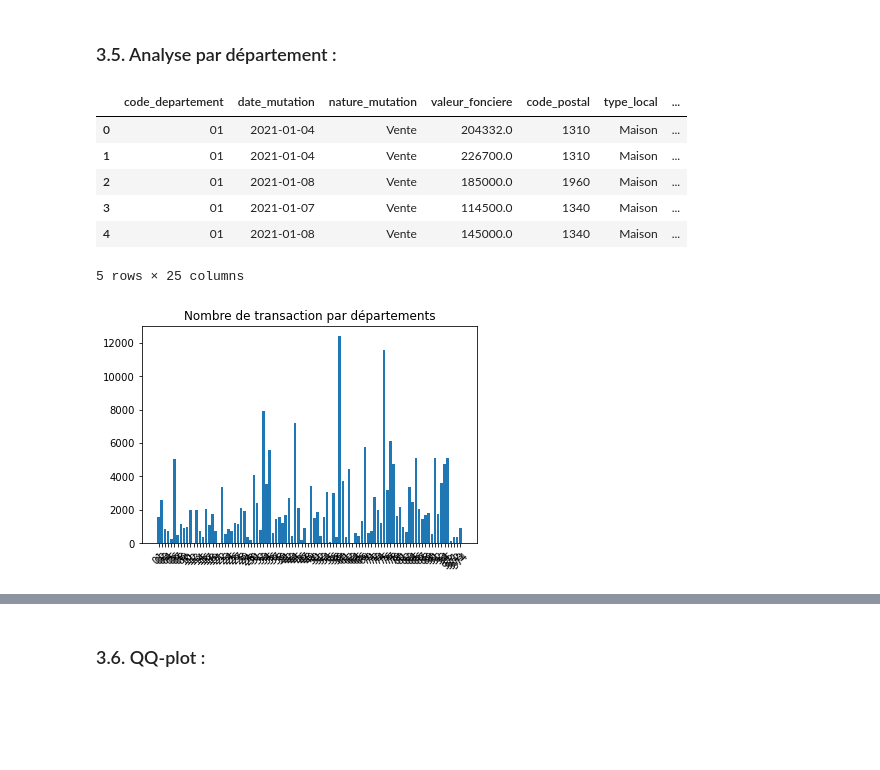
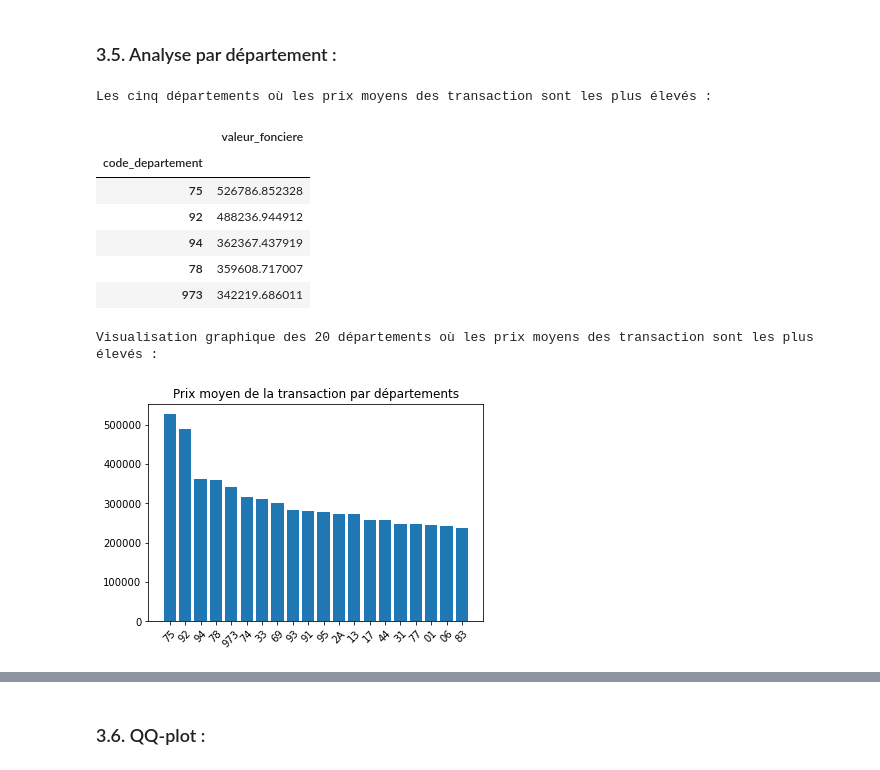
Before and after one commit to victor-kerros/tokenisation-immo, a Jupyter notebook: valo_immo.ipynb, the cells around one changed output, grey strips where cells are left out. Cells and saved outputs as stored; diff of their text form; code cells hidden in the pictures; blank space fills up the shorter version.

```diff
--- a/valo_immo.ipynb
+++ b/valo_immo.ipynb
@@ -672,28 +703,28 @@ plt.show()
 # %% [markdown]
 ### 3.5. Analyse par département :
 # %%
-# Plutôt chercher : les dix départements où il y a eu le plus / moins de ventes ...
-# Sinon, on ne visualise pas grand chose !
-data_aux.head()
+# Les départements où les prix moyens des transaction sont les plus élevés :
+
+ranking_dpt_mean_price = data.groupby("code_departement")["valeur_fonciere"].mean().sort_values(ascending = False)
+
+print("Les cinq départements où les prix moyens des transaction sont les plus élevés :")
+display(pd.DataFrame(ranking_dpt_mean_price).head(5))
+
+print("Visualisation graphique des 20 départements où les prix moyens des transaction sont les plus élevés :")
+fig, axs = plt.subplots()
+axs.set(title = "Prix moyen de la transaction par départements")
+axs.bar(x = [str(dep) for dep in ranking_dpt_mean_price.head(20).index.unique()],
+            height = ranking_dpt_mean_price.head(20) )
+plt.xticks(rotation = 45)
+plt.show()
 # %% [output]
+Les cinq départements où les prix moyens des transaction sont les plus élevés :
-|  | code_departement | date_mutation | nature_mutation | valeur_fonciere | code_postal | type_local | ... |
-| 0 | 01 | 2021-01-04 | Vente | 204332.0 | 1310 | Maison | ... |
-| 1 | 01 | 2021-01-04 | Vente | 226700.0 | 1310 | Maison | ... |
-| 2 | 01 | 2021-01-08 | Vente | 185000.0 | 1960 | Maison | ... |
-| 3 | 01 | 2021-01-07 | Vente | 114500.0 | 1340 | Maison | ... |
-| 4 | 01 | 2021-01-08 | Vente | 145000.0 | 1340 | Maison | ... |
+|  | valeur_fonciere |
+| code_departement |  |
+| 75 | 526786.852328 |
+| 92 | 488236.944912 |
+| 94 | 362367.437919 |
+| 78 | 359608.717007 |
+| 973 | 342219.686011 |
-5 rows × 25 columns
+Visualisation graphique des 20 départements où les prix moyens des transaction sont les plus élevés :
+[figure, added]
-# %%
-# Les transactions sont inégalement réparties dans les territoires : cela dépend logiquement de la densité de population.
-# Il conviendrait d'avoir le nombre de transactions moyen par habitant par département...
-# Cela permettrait de savoir si certains département sont plus dynamiques que d'autres au niveau immobilier.
-# On ciblerait ainsi, par exemple, des phénomènes de bulle immobilière dans des départements touristiques non résidentiels
-
-fig, axs = plt.subplots()
-axs.set(title = "Nombre de transaction par départements")
-axs.bar(x = [str(dep) for dep in data.code_departement.unique()],
-            height = data.groupby("code_departement").valeur_fonciere.count() )
-plt.xticks(rotation = 45)
-plt.show()
-# %% [output]
-[figure, removed]
```
Also changed, not shown: parts of 33 cells of this notebook.
